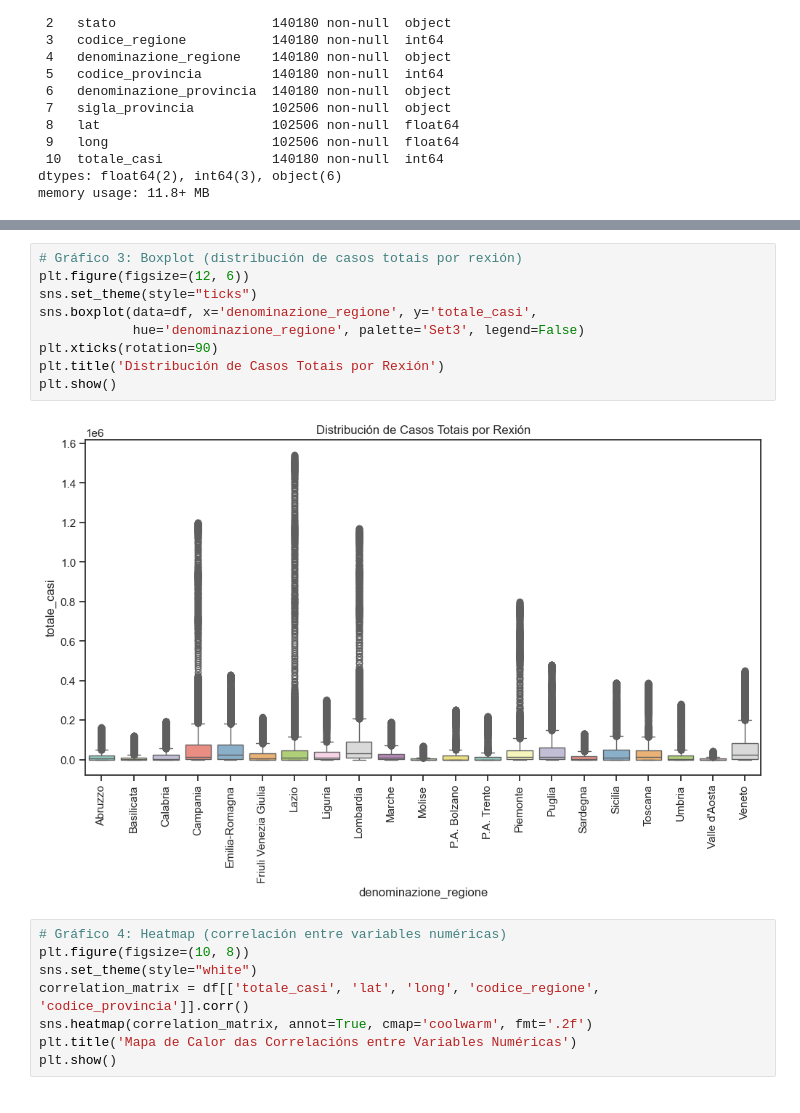
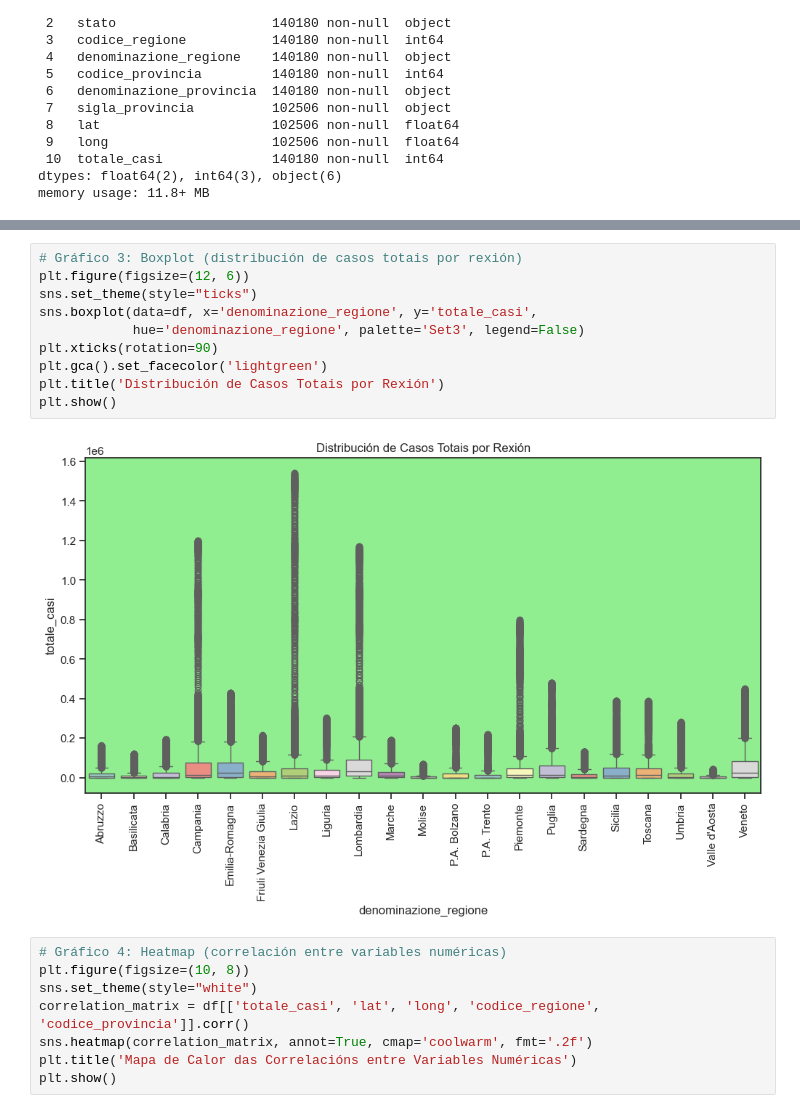
Before and after one commit to ConstantinMadalin/Tareas-y-Ejercicios-de-Clase, a Jupyter notebook: SBD/Tarea T3.3/T3_3_Analiza_e_visualiza_os_datos_de_COVID_de_Italia_PANDAS_MongoDB_SeaBorn_Constantin_Madalin_Ismana.ipynb, the cells around one changed output, grey strips where cells are left out. Saved outputs shown, nothing was run; the diff lists cells and outputs as text.

```diff
--- a/SBD/Tarea T3.3/T3_3_Analiza_e_visualiza_os_datos_de_COVID_de_Italia_PANDAS_MongoDB_SeaBorn_Constantin_Madalin_Ismana.ipynb
+++ b/SBD/Tarea T3.3/T3_3_Analiza_e_visualiza_os_datos_de_COVID_de_Italia_PANDAS_MongoDB_SeaBorn_Constantin_Madalin_Ismana.ipynb
@@ -139,14 +142,15 @@ plt.show()
 # %%
 # Gráfico 3: Boxplot (distribución de casos totais por rexión)
 plt.figure(figsize=(12, 6))
 sns.set_theme(style="ticks")
 sns.boxplot(data=df, x='denominazione_regione', y='totale_casi',
             hue='denominazione_regione', palette='Set3', legend=False)
 plt.xticks(rotation=90)
+plt.gca().set_facecolor('lightgreen')
 plt.title('Distribución de Casos Totais por Rexión')
 plt.show()
 # %% [output]
-[figure, old version]
+[figure, new version]
 # %%
 # Gráfico 4: Heatmap (correlación entre variables numéricas)
 plt.figure(figsize=(10, 8))
```
Also changed, not shown: parts of 4 cells of this notebook, 9 other files.
